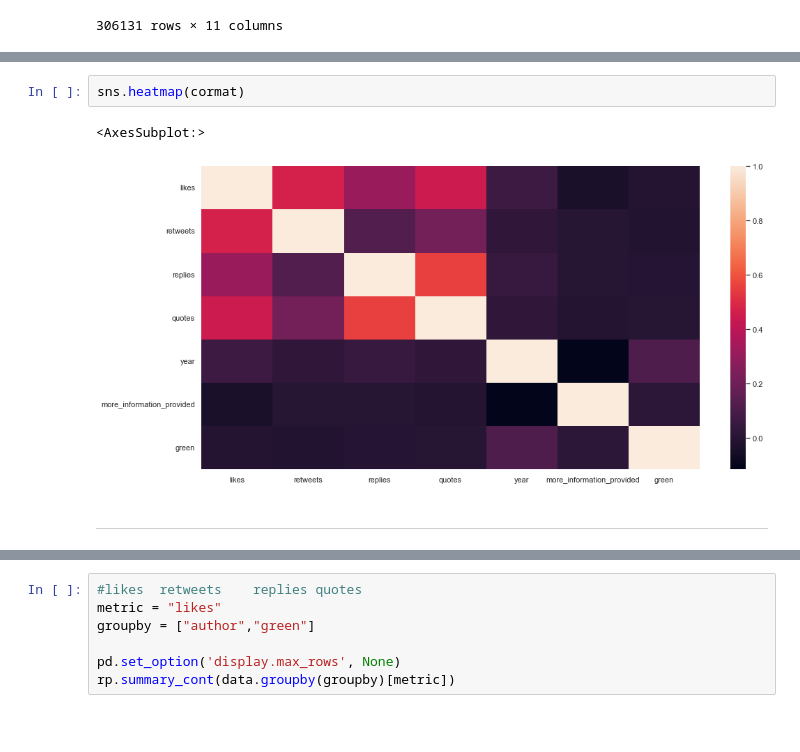
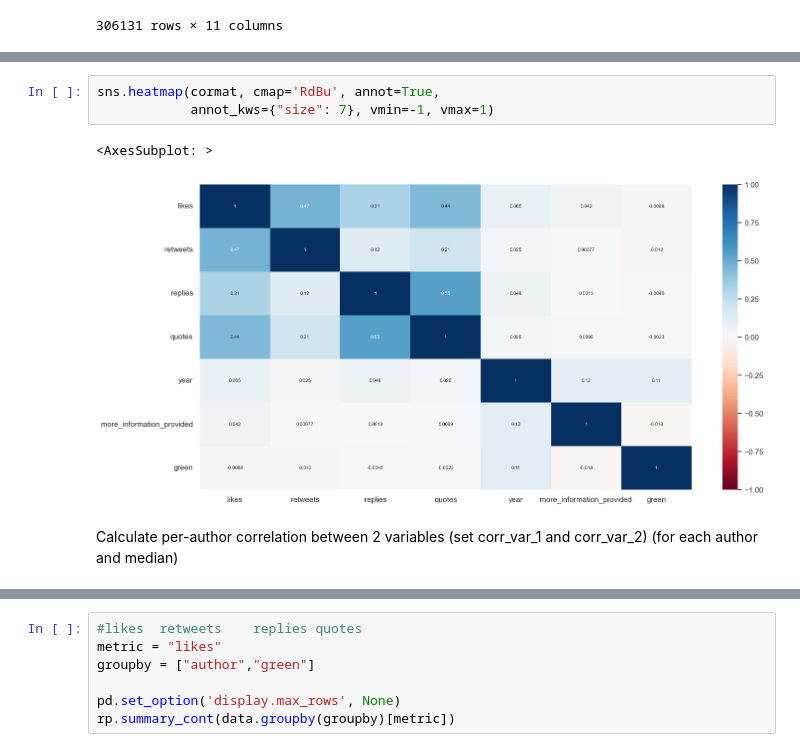
Before and after one commit to thea-kramer/greenwashing-detection, a Jupyter notebook: 2.2_TwitterAnalysingStatistics.ipynb, the cells around one changed output, grey strips where cells are left out. Saved outputs shown, nothing was run; the diff lists cells and outputs as text; blank space fills up the shorter version.

```diff
--- a/2.2_TwitterAnalysingStatistics.ipynb
+++ b/2.2_TwitterAnalysingStatistics.ipynb
@@ -141,7 +103,8 @@ round(cormat,2)
-# %%
-sns.heatmap(cormat)
-# %% [output]
-<AxesSubplot:>
-[figure, removed]
-# %% [markdown]
-----------------------
+# %%
+sns.heatmap(cormat, cmap='RdBu', annot=True,
+            annot_kws={"size": 7}, vmin=-1, vmax=1)
+# %% [output]
+<AxesSubplot: >
+[figure, added]
+# %% [markdown]
+Calculate per-author correlation between 2 variables (set corr_var_1 and corr_var_2) (for each author and median)
```
Also changed, not shown: parts of 24 cells of this notebook, 4 other files.
